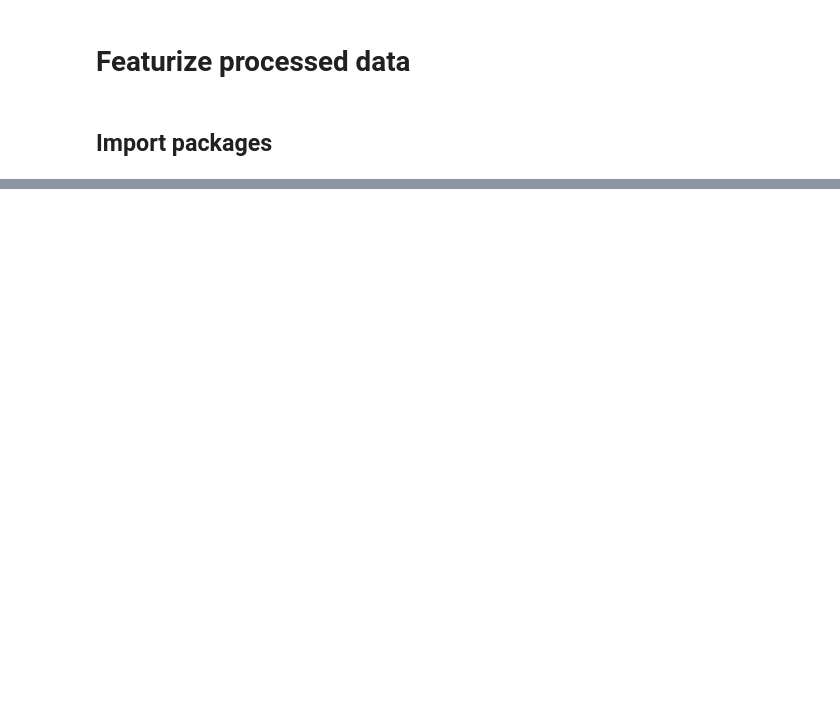
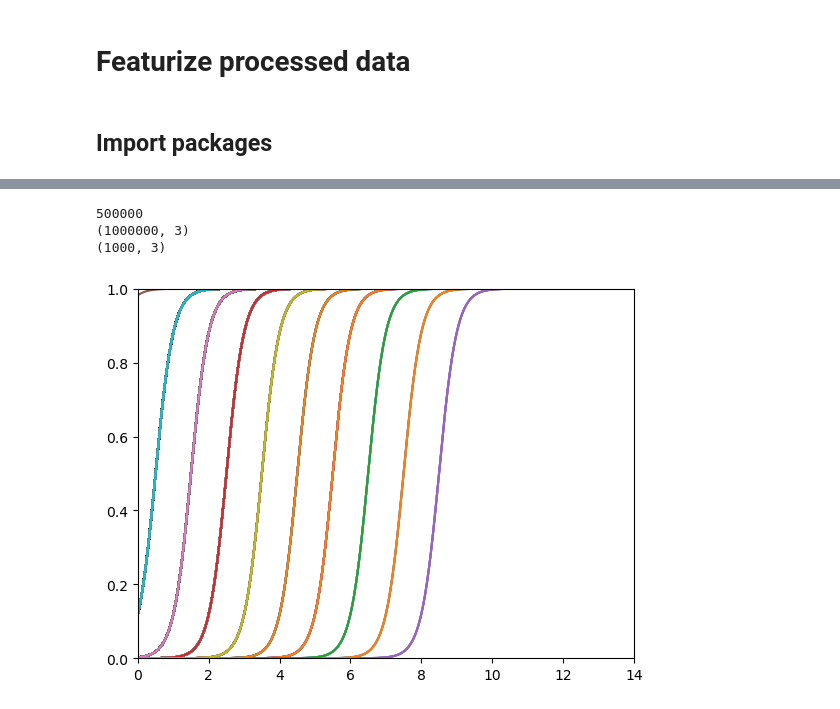
Before and after one commit to johnlyzhou/decision-making, a Jupyter notebook: notebooks/jlz-dev-featurize.ipynb, the cells around one changed output, grey strips where cells are left out. Cells and saved outputs as stored; diff of their text form; code cells hidden in the pictures; blank space fills up the shorter version.

```diff
--- a/notebooks/jlz-dev-featurize.ipynb
+++ b/notebooks/jlz-dev-featurize.ipynb
@@ -130,0 +250,11 @@ print("% of under that are MB:",np.sum(X_embedded_mse[mse_boundary:, dim] < bord
+# %%
+print(boundary)
+print(bigboy.sigmoid_parameters.shape)
+idxs = np.random.choice(np.arange(boundary, 1000000), size=1000, replace=True, p=None)
+
+bigboy.visualize_sigmoids(idxs)
+# %% [output]
+500000
+(1000000, 3)
+(1000, 3)
+[figure, added]
```
Also changed, not shown: parts of 23 cells of this notebook, 3 other files.
